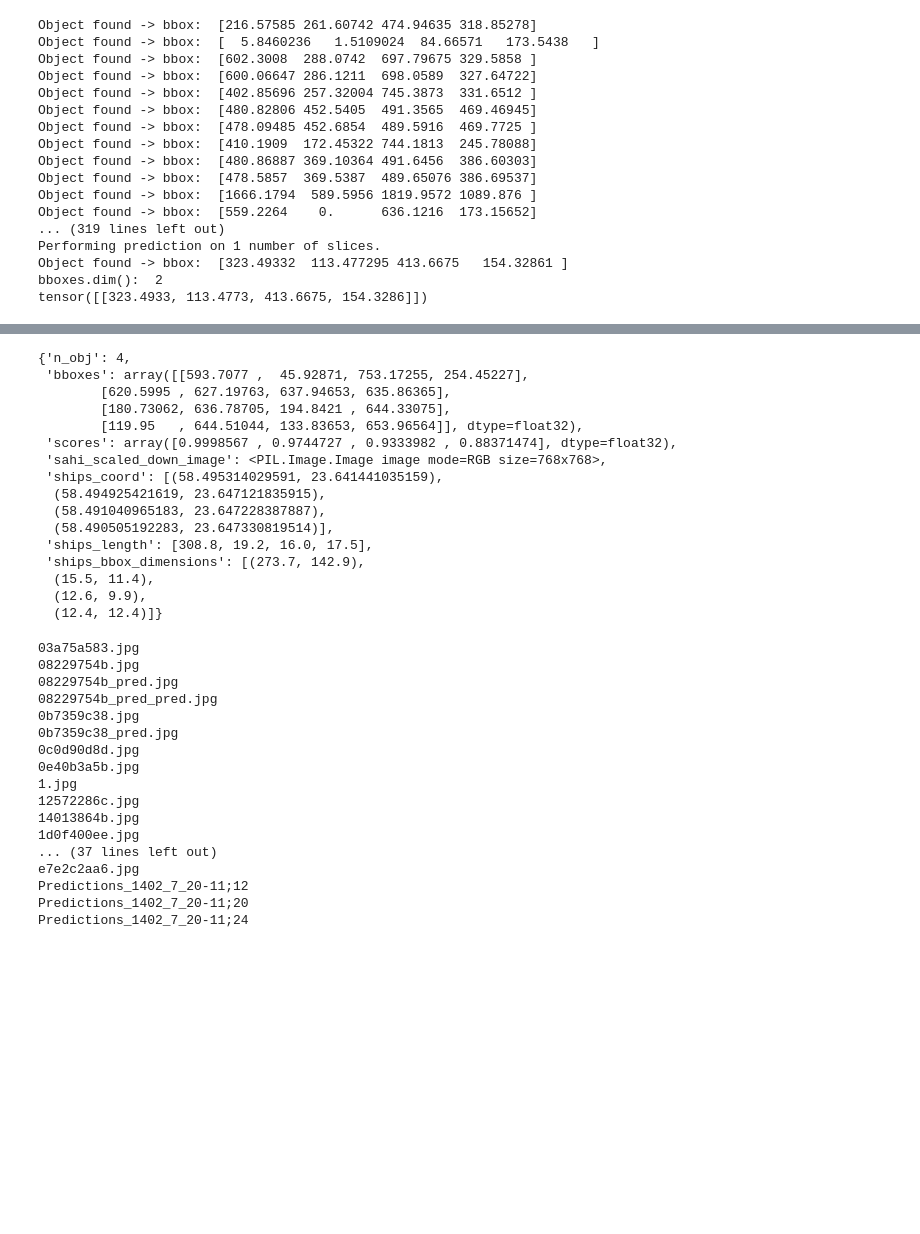
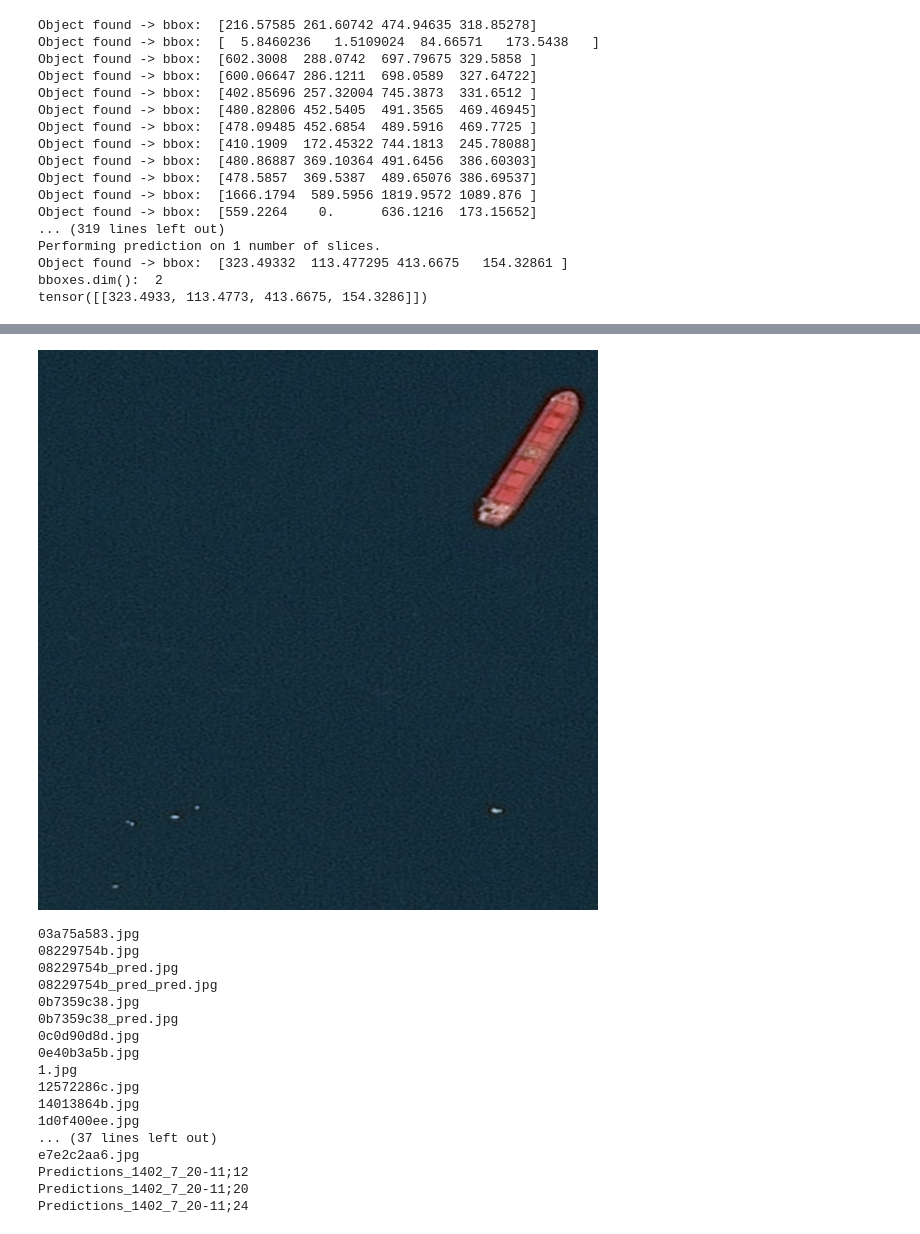
Before and after one commit to FarshadAmiri/Sat_object_detection, a Jupyter notebook: debug.ipynb, the cells around one changed output, grey strips where cells are left out. Cells and saved outputs as stored; diff of their text form; code cells hidden in the pictures; blank space fills up the shorter version.

```diff
--- a/debug.ipynb
+++ b/debug.ipynb
@@ -251,22 +257,7 @@ ships_coords
 # %%
-result["0c0d90d8d.jpg"]
+result["0c0d90d8d.jpg"]["sahi_scaled_down_image"]
 # %% [output]
-{'n_obj': 4,
- 'bboxes': array([[593.7077 ,  45.92871, 753.17255, 254.45227],
-        [620.5995 , 627.19763, 637.94653, 635.86365],
-        [180.73062, 636.78705, 194.8421 , 644.33075],
-        [119.95   , 644.51044, 133.83653, 653.96564]], dtype=float32),
- 'scores': array([0.9998567 , 0.9744727 , 0.9333982 , 0.88371474], dtype=float32),
- 'sahi_scaled_down_image': <PIL.Image.Image image mode=RGB size=768x768>,
- 'ships_coord': [(58.495314029591, 23.641441035159),
-  (58.494925421619, 23.647121835915),
-  (58.491040965183, 23.647228387887),
-  (58.490505192283, 23.647330819514)],
- 'ships_length': [308.8, 19.2, 16.0, 17.5],
- 'ships_bbox_dimensions': [(273.7, 142.9),
-  (15.5, 11.4),
-  (12.6, 9.9),
-  (12.4, 12.4)]}
+[figure, added]
 # %%
 from PIL import Image
 import numpy as np
```
Also changed, not shown: parts of 2 cells of this notebook, 2 other files.
